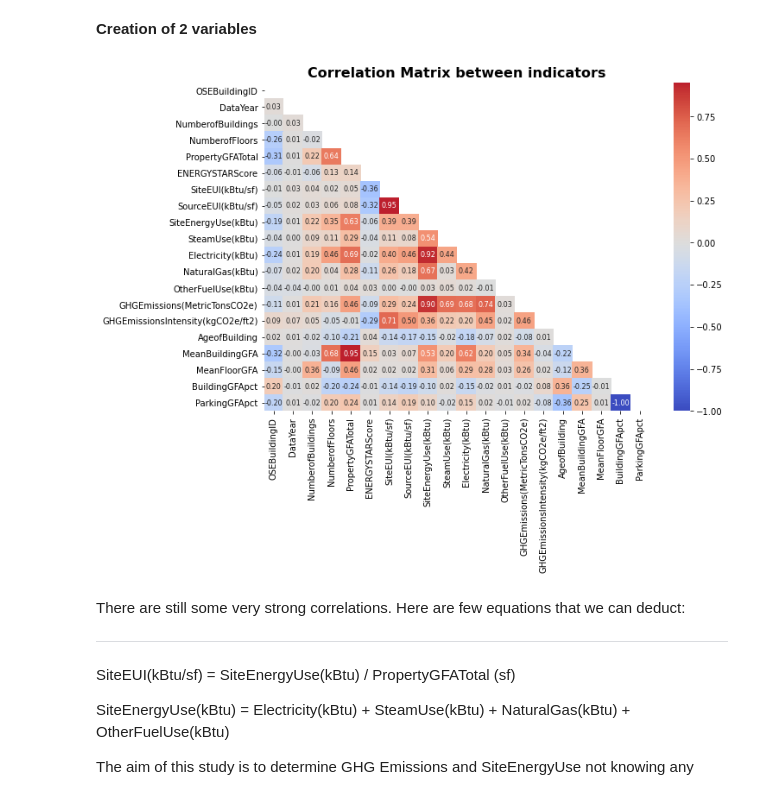
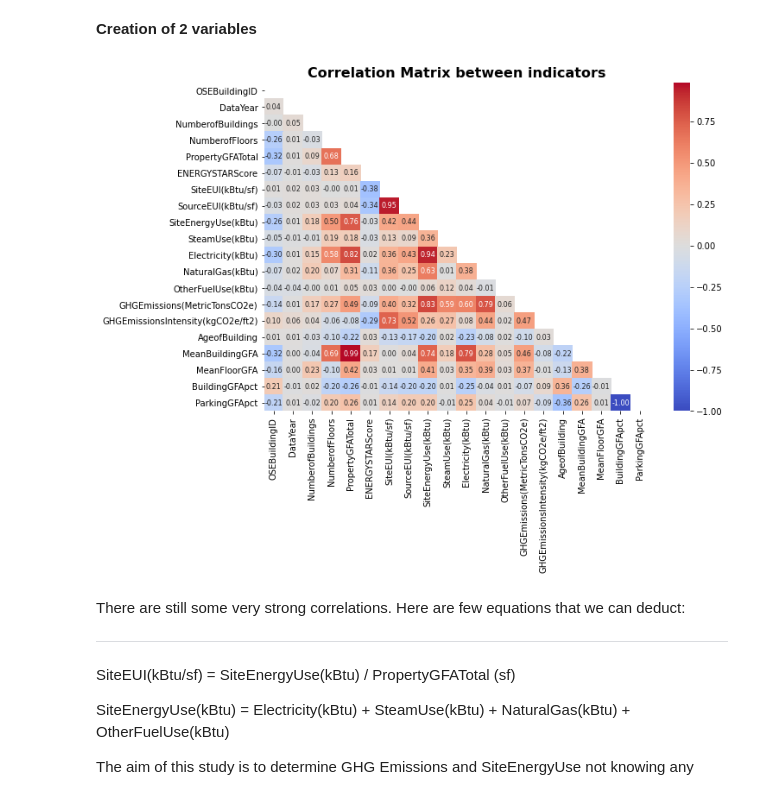
Before and after one commit to hike7o/SL-OC-projects, a Jupyter notebook: P4/Seattle_cleaning.ipynb, the cells around one changed output. Drawn from its saved outputs; the diff is of its cells as text; code cells hidden in the pictures.

```diff
--- a/P4/Seattle_cleaning.ipynb
+++ b/P4/Seattle_cleaning.ipynb
@@ -624,0 +645,5 @@ Text(0, 0.5, 'PropertyGFATotal (sf)')
+# %%
+upperlim = data_comp3['SiteEnergyUse(kBtu)'].quantile(0.995)
+lowerlim = data_comp3['SiteEnergyUse(kBtu)'].quantile(0.005)
+data_comp4 = data_comp3[data_comp3['SiteEnergyUse(kBtu)']<upperlim]
+data_comp5 = data_comp4[data_comp4['SiteEnergyUse(kBtu)']>lowerlim]
@@ -641,31 +684,31 @@ plt.show()
 # %% [markdown]
 __Creation of 2 variables__
 # %%
-data_comp3['MeanBuildingGFA'] = data_comp3['PropertyGFATotal'] / data_comp3['NumberofBuildings']
-data_comp3['MeanFloorGFA'] = data_comp3['PropertyGFATotal'] / data_comp3['NumberofFloors']
+data_comp5['MeanBuildingGFA'] = data_comp5['PropertyGFATotal'] / data_comp5['NumberofBuildings']
+data_comp5['MeanFloorGFA'] = data_comp5['PropertyGFATotal'] / data_comp5['NumberofFloors']
 # %%
-data_comp3.drop(['ListOfAllPropertyUseTypes'], axis=1, inplace=True)
+data_comp5.drop(['ListOfAllPropertyUseTypes'], axis=1, inplace=True)
 # %%
-data_comp3['BuildingGFApct'] = (data_comp3['PropertyGFABuilding(s)']) / (data_comp3['PropertyGFATotal'])
-data_comp3['ParkingGFApct'] = (data_comp3['PropertyGFAParking'].fillna(0)) / (data_comp3['PropertyGFATotal'])
+data_comp5['BuildingGFApct'] = (data_comp5['PropertyGFABuilding(s)']) / (data_comp5['PropertyGFATotal'])
+data_comp5['ParkingGFApct'] = (data_comp5['PropertyGFAParking'].fillna(0)) / (data_comp5['PropertyGFATotal'])
 
-data_comp3.drop(['LargestPropertyUseTypeGFA', 'SecondLargestPropertyUseTypeGFA',
+data_comp5.drop(['LargestPropertyUseTypeGFA', 'SecondLargestPropertyUseTypeGFA',
                  'SecondLargestPropertyUseType', 'ThirdLargestPropertyUseTypeGFA',
                  'ThirdLargestPropertyUseType', 'PropertyGFAParking', 'PropertyGFABuilding(s)'],
             axis=1, inplace=True)
 # %%
-correlation_mat = data_comp3.corr()
+correlation_mat = data_comp5.corr()
 plt.figure(figsize=(10,7))
 
 mask = np.zeros_like(correlation_mat)
 mask[np.triu_indices_from(mask)] = True
 
 res = sns.heatmap(correlation_mat, annot=True, fmt=".2f", annot_kws={'size':8},
                  mask=mask, center=0, cmap="coolwarm")
 plt.title('Correlation Matrix between indicators', fontsize = 16, weight = 'bold')
 plt.show()
 # %% [output]
-[figure, old version]
+[figure, new version]
 # %% [markdown]
 There are still some very strong correlations. Here are few equations that we can deduct:<br>
 _______________________________________________________________________________________________________________
```
Also changed, not shown: parts of 11 cells of this notebook, 5 other files.
